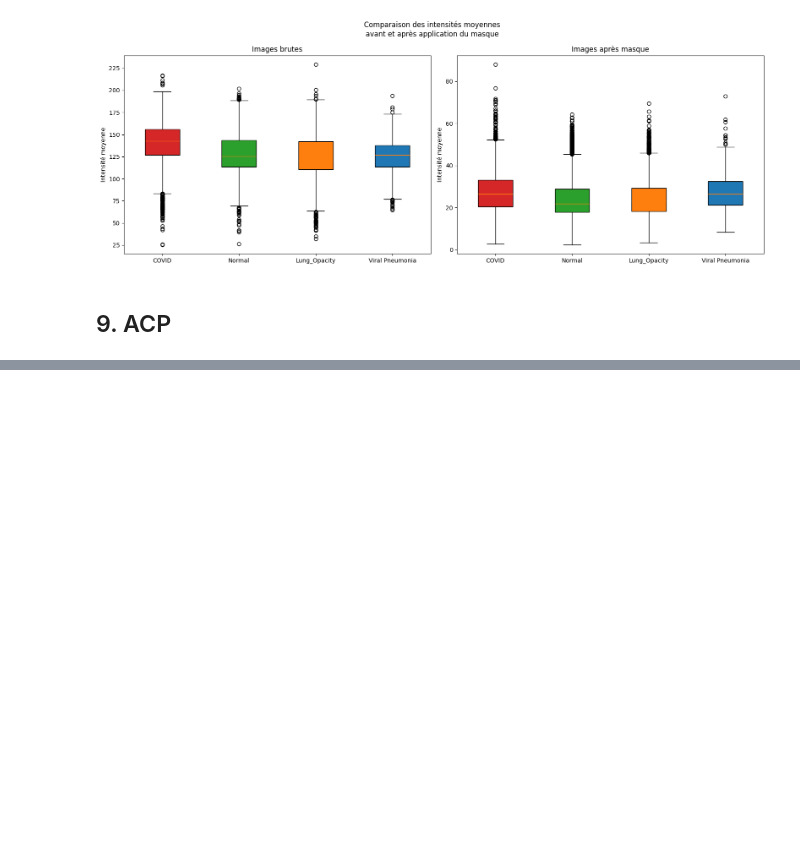
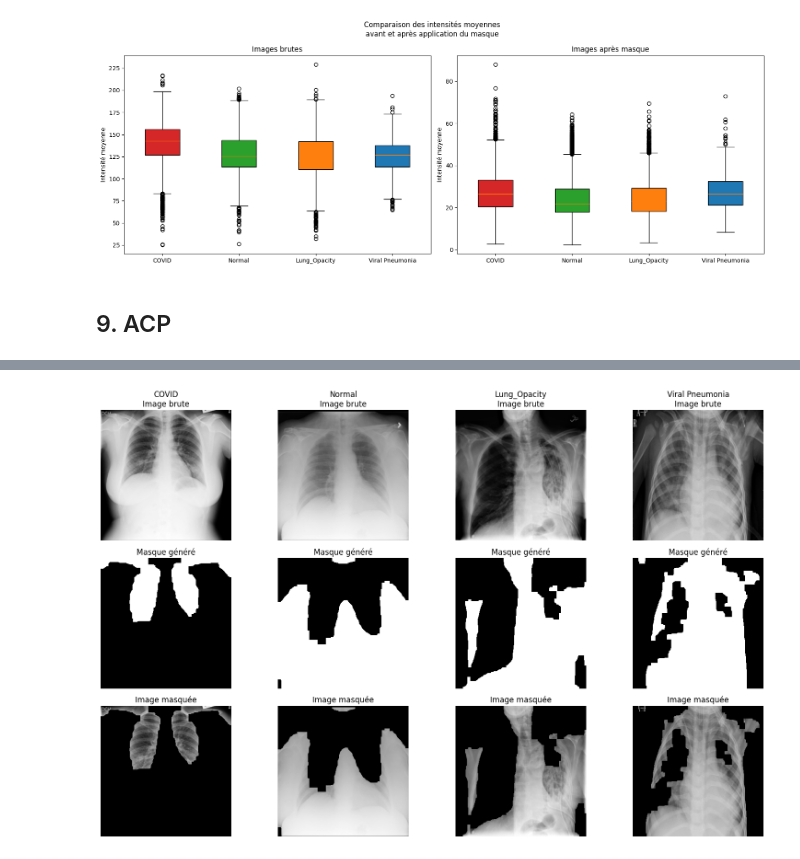
Before and after one commit to cyrilmarat/Liora_Covid, a Jupyter notebook: notebooks/exploration/Noura_exploration.ipynb, the cells around one changed output, grey strips where cells are left out. Saved outputs shown, nothing was run; the diff lists cells and outputs as text; code cells hidden in the pictures; blank space fills up the shorter version.

```diff
--- a/notebooks/exploration/Noura_exploration.ipynb
+++ b/notebooks/exploration/Noura_exploration.ipynb
@@ -1260,0 +1303,7 @@ Variance expliquée totale : 14.95 %
+# %%
+data_path = Path("../../../COVID-19_Radiography_Dataset")
+
+classes = ["COVID", "Normal", "Lung_Opacity", "Viral Pneumonia"]
+
+auto_masks_path = Path("../../../COVID-19_Radiography_Dataset_auto_masks")
+auto_masks_path.mkdir(exist_ok=True)
@@ -1260,0 +1427,36 @@ Variance expliquée totale : 14.95 %
+# %%
+import random
+
+random.seed(42)
+
+fig, axes = plt.subplots(3, 4, figsize=(16, 10))
+
+for idx, class_name in enumerate(classes):
+
+    images_dir = data_path / class_name / "images"
+    masks_dir = auto_masks_path / class_name / "masks"
+
+    img_path = random.choice(list(images_dir.glob("*.png")))
+    mask_path = masks_dir / img_path.name
+
+    img = cv2.imread(str(img_path), cv2.IMREAD_GRAYSCALE)
+    mask = cv2.imread(str(mask_path), cv2.IMREAD_GRAYSCALE)
+
+    masked_img = cv2.bitwise_and(img, img, mask=mask)
+
+    axes[0, idx].imshow(img, cmap="gray")
+    axes[0, idx].set_title(f"{class_name}\nImage brute")
+    axes[0, idx].axis("off")
+
+    axes[1, idx].imshow(mask, cmap="gray")
+    axes[1, idx].set_title("Masque généré")
+    axes[1, idx].axis("off")
+
+    axes[2, idx].imshow(masked_img, cmap="gray")
+    axes[2, idx].set_title("Image masquée")
+    axes[2, idx].axis("off")
+
+plt.tight_layout()
+plt.show()
+# %% [output]
+[figure, added]
```
Also changed, not shown: parts of 9 cells of this notebook.
